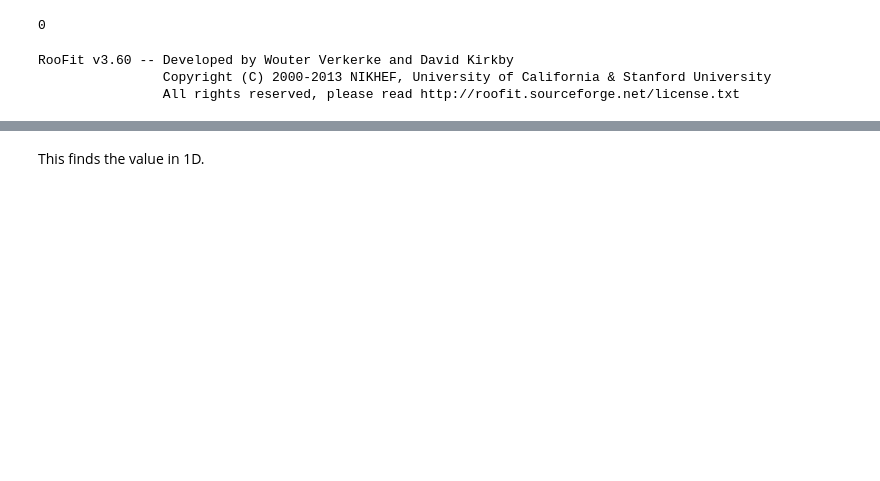
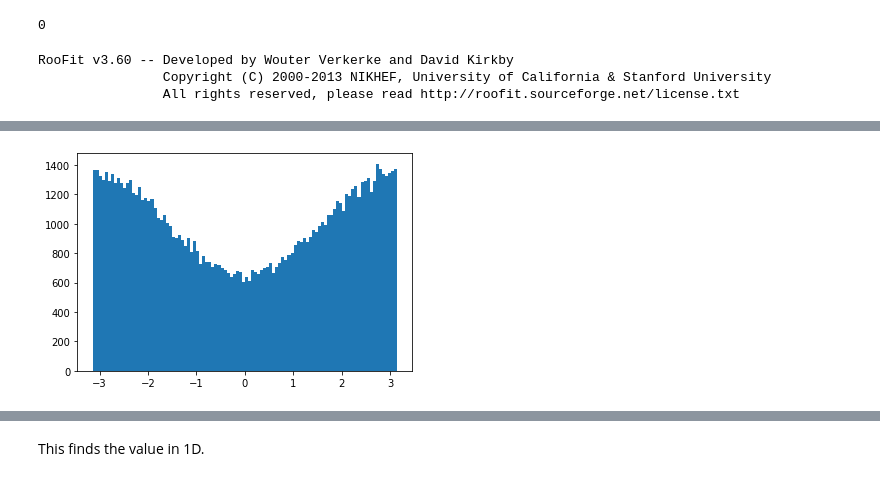
Before and after one commit to alatios/lb2jpsil_lambda-emdm-measurement, a Jupyter notebook: 99_convolution_root.ipynb, the cells around one changed output, grey strips where cells are left out. Drawn from its saved outputs; the diff is of its cells as text; code cells hidden in the pictures; blank space fills up the shorter version.

```diff
--- a/99_convolution_root.ipynb
+++ b/99_convolution_root.ipynb
@@ -127,0 +115,5 @@ plt.show()
+# %%
+plt.hist(df_noconv['phi'],bins=100)
+plt.show()
+# %% [output]
+[figure, added]
```
Also changed, not shown: parts of 64 cells of this notebook, 4 other files.
